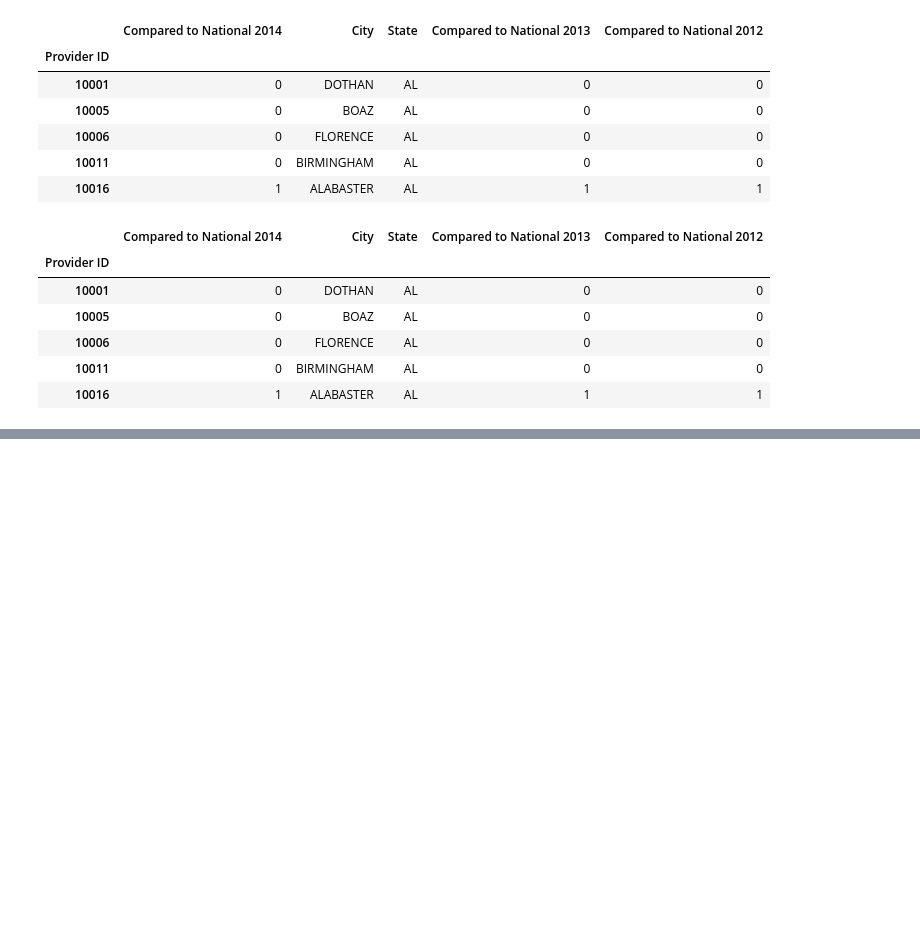
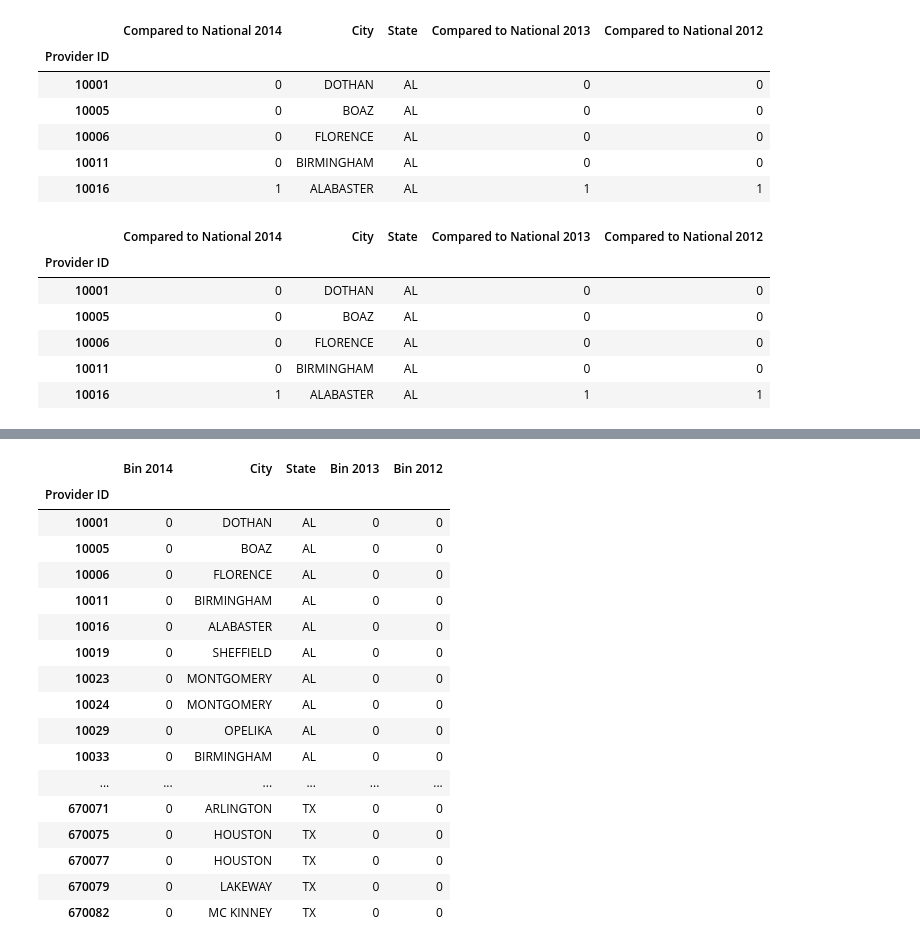
Before and after one commit to pinesol/intro-ds-hai, a Jupyter notebook: Merge Data.ipynb, the cells around one changed output, grey strips where cells are left out. Cells and saved outputs as stored; diff of their text form; code cells hidden in the pictures; blank space fills up the shorter version.

```diff
--- a/Merge Data.ipynb
+++ b/Merge Data.ipynb
@@ -172,3 +172,8 @@ table.head()
 | 10006 | 0 | FLORENCE | AL | 0 | 0 |
 | 10011 | 0 | BIRMINGHAM | AL | 0 | 0 |
 | 10016 | 1 | ALABASTER | AL | 1 | 1 |
+# %%
+# trying parseHAIBoth
+reload(hai_data_cleanup)
+hai_2014 = hai_data_cleanup.parseHAIboth('data/2014/Healthcare Associated Infections - Hospital.csv', '2014')
+hai_2014.head()
@@ -174,0 +188,79 @@ table.head()
+# %%
+import binning_utils
+reload(binning_utils)
+reload(hai_data_cleanup)
+
+def mergeHAITablesV2(hai_binning_func):
+    # TODO update comments
+    # It will be indexed by provider ID, have the location data for the hospital, and the HAI scores from all three years.
+
+    # Extract out the 2014 score column, keeping the index. This will be the target column.
+    hai_2014 = hai_data_cleanup.parseHAIboth('data/2014/Healthcare Associated Infections - Hospital.csv', '2014')
+    hai_2014 = hai_binning_func(hai_2014)
+    # Removing rows with null target variables
+    hai_2014 = hai_2014[hai_2014['Bin'].notnull()]
+    # Renaming target column
+    hai_2014['Bin 2014'] = hai_2014['Bin']
+    hai_2014.drop('Bin', 1)
+    # stripping out everything but the target
+    hai_2014_score = pd.DataFrame(hai_2014['Bin 2014'], index=hai_2014.index)
+
+    # Getting the 2012 data, stripping out only the HAI Score, converting the nulls to zeros.
+    hai_2012 = hai_data_cleanup.parseHAIboth('data/2012/Healthcare_Associated_Infections.csv', '2012')
+    hai_2012 = hai_binning_func(hai_2012)
+    # Renaming target column to reflect year
+    hai_2012['Bin 2012'] = hai_2012['Bin']
+    hai_2012 = hai_2012.drop('Bin', 1)
+    hai_2012_score = pd.DataFrame(hai_2012['Bin 2012'], index=hai_2012.index)
+    # filling in NaNs with zeros
+    hai_2012_score = hai_2012_score.fillna(0)
+
+    # 2013 HAI will keep its HAI score, and the location data. Also filling in the NaNs with zeros.
+    hai_2013 = hai_data_cleanup.parseHAIboth('data/2013/Healthcare_Associated_Infections.csv', '2013')
+    hai_2013 = hai_binning_func(hai_2013)
+    # Renaming target column to reflect year
+    hai_2013['Bin 2013'] = hai_2013['Bin']
+    hai_2013 = hai_2013.drop('Bin', 1)
+    hai_2013 = hai_2013.fillna(0) # filling in NaNs with zeros for 2012
+
+    # Creating the final table, join the 2013 location and HAI score data, with the 2012 and 2014 scores.
+    final_table = hai_2014_score
+    final_table = final_table.join(hai_2013, how = 'left')
+    # filling in missing 2013 HAI scores with zeros
+    final_table['Bin 2013'] = final_table['Bin 2013'].fillna(0)
+    # joining in the 2012 HAI scores
+    final_table = final_table.join(hai_2012_score, how = 'left')
+    # filling in missing 2012 HAI scores with zeros
+    final_table['Bin 2012'] = final_table['Bin 2012'].fillna(0)
+
+    # Tests
+    # There should be exactly 2005 rows in the table
+    assert 2005 == len(final_table)
+    # The of hospitals in the final table should equal the set from 2014
+    assert set(hai_2014_score.index) == set(final_table.index)
+    # There shuld be no duplicate provider IDs
+    assert sorted(set(hai_2014_score.index)) == sorted(hai_2014_score.index)
+
+    return final_table
+
+table = mergeHAITablesV2(binning_utils.binByLabel)
+table.head()
+# %% [output]
+|  | Bin 2014 | City | State | Bin 2013 | Bin 2012 |
+| Provider ID |  |  |  |  |  |
+| 10001 | 0 | DOTHAN | AL | 0 | 0 |
+| 10005 | 0 | BOAZ | AL | 0 | 0 |
+| 10006 | 0 | FLORENCE | AL | 0 | 0 |
+| 10011 | 0 | BIRMINGHAM | AL | 0 | 0 |
+| 10016 | 0 | ALABASTER | AL | 0 | 0 |
+| 10019 | 0 | SHEFFIELD | AL | 0 | 0 |
+| 10023 | 0 | MONTGOMERY | AL | 0 | 0 |
+| 10024 | 0 | MONTGOMERY | AL | 0 | 0 |
+| 10029 | 0 | OPELIKA | AL | 0 | 0 |
+| 10033 | 0 | BIRMINGHAM | AL | 0 | 0 |
+| ... | ... | ... | ... | ... | ... |
+| 670071 | 0 | ARLINGTON | TX | 0 | 0 |
+| 670075 | 0 | HOUSTON | TX | 0 | 0 |
+| 670077 | 0 | HOUSTON | TX | 0 | 0 |
+| 670079 | 0 | LAKEWAY | TX | 0 | 0 |
+| 670082 | 0 | MC KINNEY | TX | 0 | 0 |
```
Also changed, not shown: parts of 3 cells of this notebook, 2 other files.
